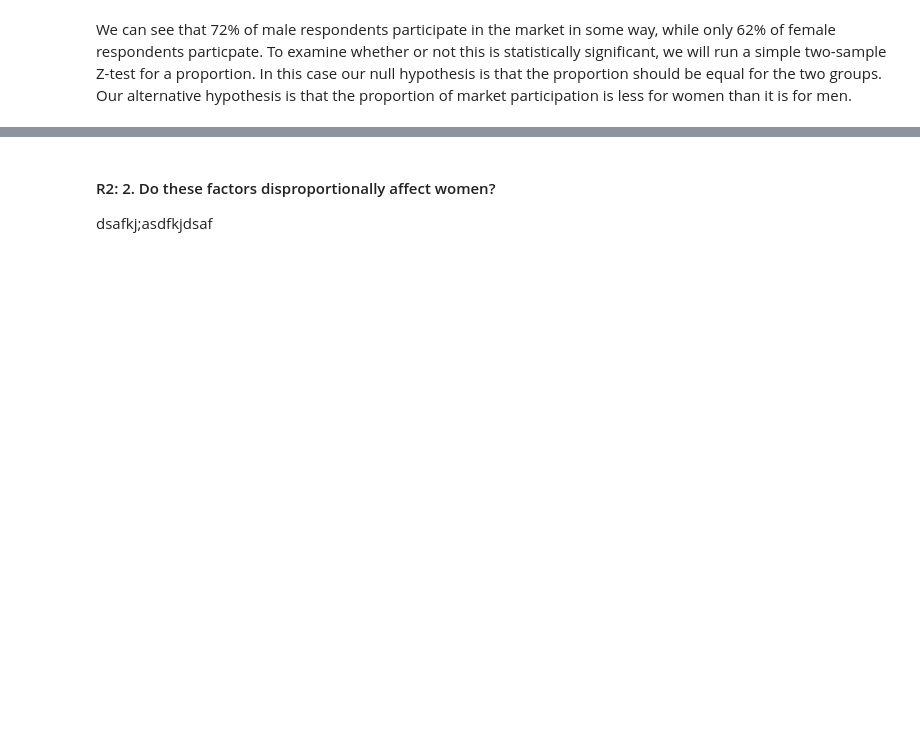
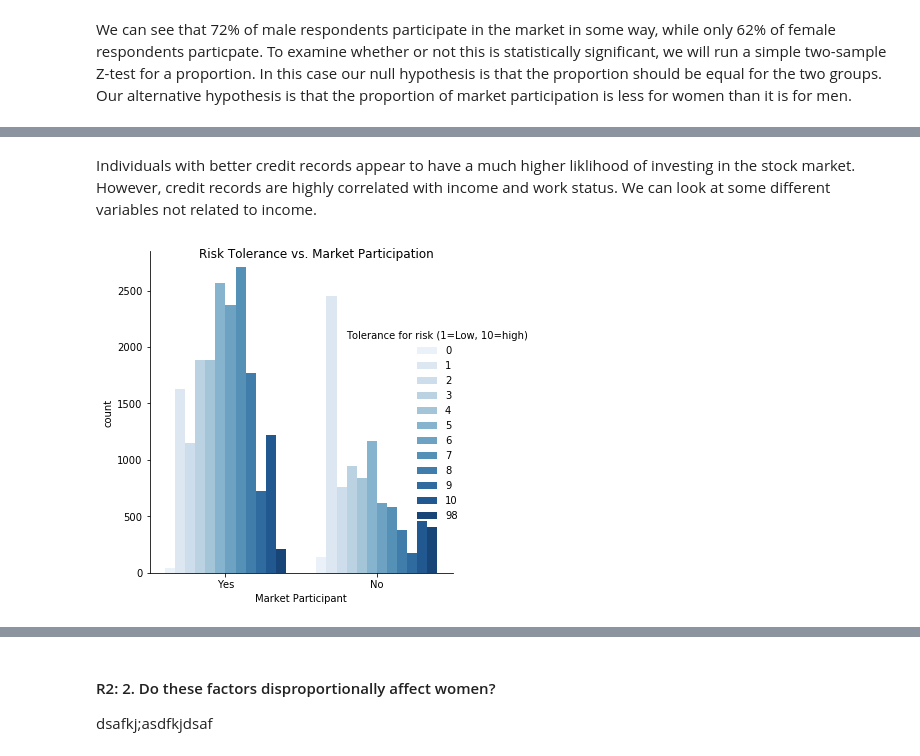
Before and after one commit to stavem/data-512-final, a Jupyter notebook: Final_Report.ipynb, the cells around one changed output, grey strips where cells are left out. Cells and saved outputs as stored; diff of their text form; code cells hidden in the pictures; blank space fills up the shorter version.

```diff
--- a/Final_Report.ipynb
+++ b/Final_Report.ipynb
@@ -370,0 +499,16 @@ plt.show()
+# %% [markdown]
+Individuals with better credit records appear to have a much higher liklihood of investing in the stock market.   However, credit records are highly correlated with income and work status.   We can look at some different variables not related to income.
+# %%
+# plot the distribution
+g5 = sns.catplot(x="cat_market_participant",
+            kind="count",
+            data=df,
+            hue="risk_tolerance",
+            palette=("Blues")
+           )
+g5.set(xlabel='Market Participant', )
+g5._legend.set_title("Tolerance for risk (1=Low, 10=high)")
+g5.fig.suptitle('Risk Tolerance vs. Market Participation')
+g5.savefig('./figures/g5.png')
+# %% [output]
+[figure, added]
```
Also changed, not shown: parts of 30 cells of this notebook, 7 other files.
